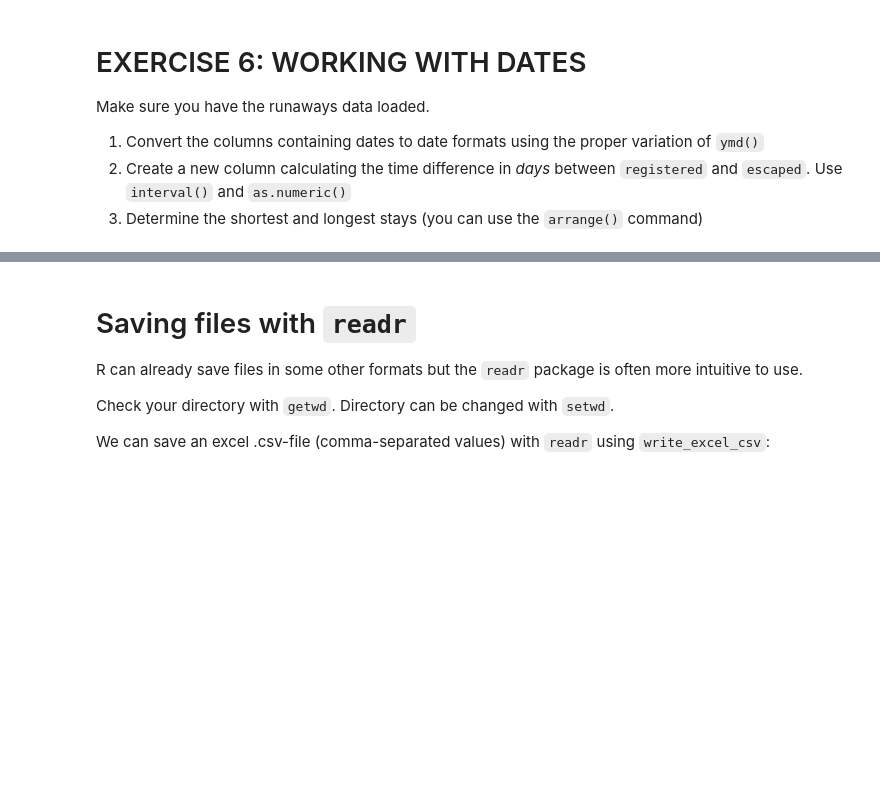
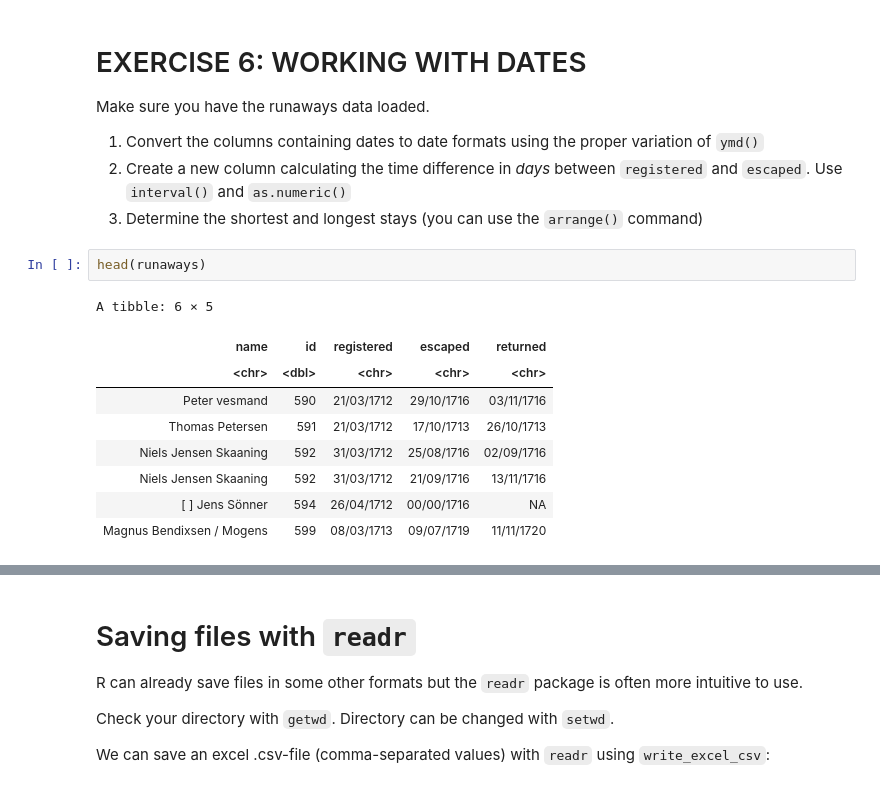
Before and after one commit to CALDISS-AAU/workshop_r-for-history, a Jupyter notebook: notebooks/r-for-history_04_excel-files-and-dates.ipynb, the cells around one changed output, grey strips where cells are left out. Drawn from its saved outputs; the diff is of its cells as text; blank space fills up the shorter version.

```diff
--- a/notebooks/r-for-history_04_excel-files-and-dates.ipynb
+++ b/notebooks/r-for-history_04_excel-files-and-dates.ipynb
@@ -161,3 +199,15 @@ Make sure you have the runaways data loaded.
 1. Convert the columns containing dates to date formats using the proper variation of `ymd()`
 2. Create a new column calculating the time difference in *days* between `registered` and `escaped`. Use `interval()` and `as.numeric()`
 3. Determine the shortest and longest stays (you can use the `arrange()` command)
+# %%
+head(runaways)
+# %% [output]
+A tibble: 6 × 5
+| name | id | registered | escaped | returned |
+| <chr> | <dbl> | <chr> | <chr> | <chr> |
+| Peter vesmand | 590 | 21/03/1712 | 29/10/1716 | 03/11/1716 |
+| Thomas Petersen | 591 | 21/03/1712 | 17/10/1713 | 26/10/1713 |
+| Niels Jensen Skaaning | 592 | 31/03/1712 | 25/08/1716 | 02/09/1716 |
+| Niels Jensen Skaaning | 592 | 31/03/1712 | 21/09/1716 | 13/11/1716 |
+| [ ] Jens Sönner | 594 | 26/04/1712 | 00/00/1716 | NA |
+| Magnus Bendixsen / Mogens | 599 | 08/03/1713 | 09/07/1719 | 11/11/1720 |
```
Also changed, not shown: parts of 18 cells of this notebook, 4 other files.
